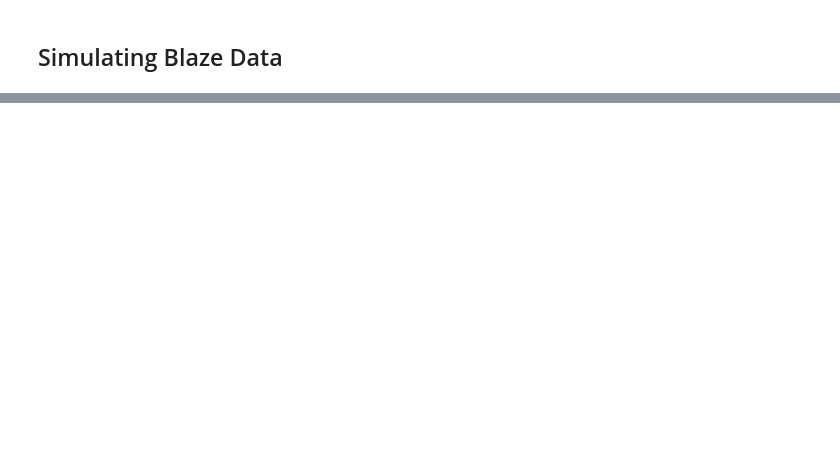
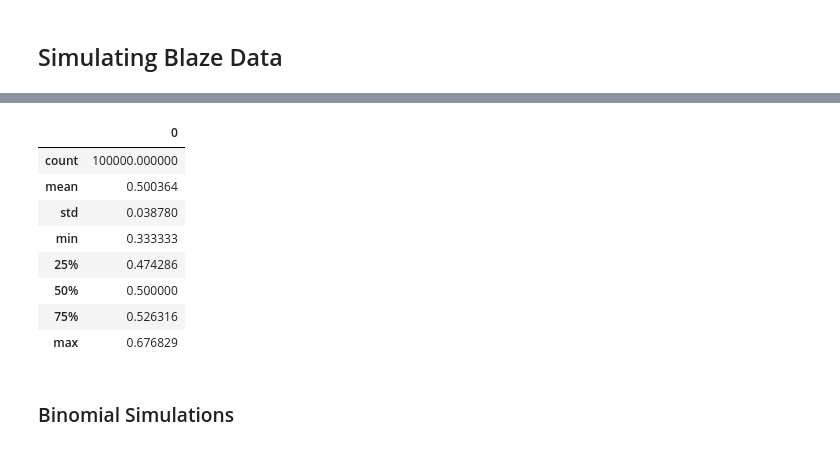
Before and after one commit to marcus-elia/speedrun-binomial-distribution, a Jupyter notebook: simulations.ipynb, the cells around one changed output, grey strips where cells are left out. Cells and saved outputs as stored; diff of their text form; code cells hidden in the pictures; blank space fills up the shorter version.

```diff
--- a/simulations.ipynb
+++ b/simulations.ipynb
@@ -18,21 +21,23 @@ def choose_random_num_successes_needed(num_successes_needed2prob):
 # %%
 def run_trial(num_speedruns, num_successes_needed2prob, success_prob, death_prob):
     """
-    Arguments:
+    Arguments
+    =========
     num_speedruns = how many speedruns are performed for this trial
     num_successes_needed2prob = a dictionary mapping the number of successes needed to finish a speedrun
                                 to the probability of that number being the one used on a speedrun
     success_prob = the probability of success for a single outcome
     death_prob = the probability of dying after each event
 
-    Returns:
+    Returns
+    =======
     Returns a tuple (num_successes, num_events)
     """
     total_num_successes = 0
     total_num_events = 0
 
     # Make sure the probabilities of the num_successes_needed adds to 1
-    if sum(num_successes_needed2prob.values()) != 1:
+    if np.abs(sum(num_successes_needed2prob.values()) - 1) > 0.01:
         raise ValueError("Probabilities of num_successes_needed do not sum to 1")
 
     for _ in range(num_speedruns):
@@ -46,6 +51,8 @@ def run_trial(num_speedruns, num_successes_needed2prob, success_prob, death_prob
             if outcome < success_prob:
                 num_successes += 1
             num_events += 1
+
+            # If the player dies, stop early
             possible_death = np.random.random()
             if possible_death < death_prob:
                 break
@@ -57,7 +64,8 @@ def run_trial(num_speedruns, num_successes_needed2prob, success_prob, death_prob
 # %%
 def run_simulation(num_trials, num_speedruns_per_trial, num_successes_needed2prob, success_prob, death_prob):
     """
-    Arguments:
+    Arguments
+    =========
     num_trials = total number of trials to do
     num_speedruns_per_trial = how many speedruns are performed for each trial
     num_successes_needed2prob = a dictionary mapping the number of successes needed to finish a speedrun
@@ -65,7 +73,8 @@ def run_simulation(num_trials, num_speedruns_per_trial, num_successes_needed2pro
     success_prob = the probability of success for a single outcome
     death_prob = the probability of dying after each event
 
-    Returns:
+    Returns
+    =======
     Returns a list of proportions (successes/events)
     """
     proportions = []
@@ -84,0 +152,15 @@ num_speedruns_per_trial =
+# %%
+df_describe = pd.DataFrame(results)
+df_describe.describe()
+# %% [output]
+|  | 0 |
+| count | 100000.000000 |
+| mean | 0.500364 |
+| std | 0.038780 |
+| min | 0.333333 |
+| 25% | 0.474286 |
+| 50% | 0.500000 |
+| 75% | 0.526316 |
+| max | 0.676829 |
+# %% [markdown]
+### Binomial Simulations
```
Also changed, not shown: parts of 13 cells of this notebook.
